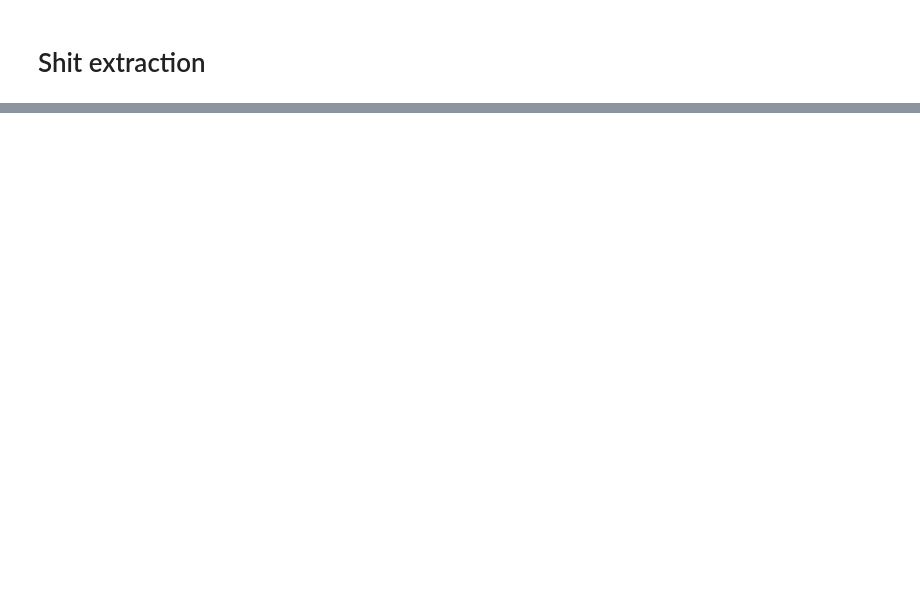
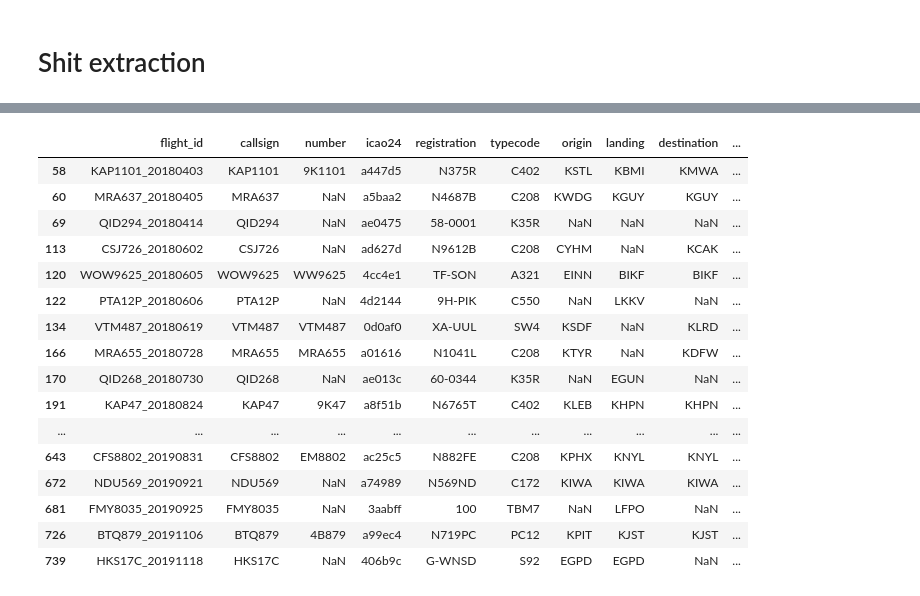
Before and after one commit to ralfreuvers/Constructor-Group-Project-Aviation, a Jupyter notebook: notebooks/API_aircraft_data_extraction_by_registration.ipynb, the cells around one changed output, grey strips where cells are left out. Saved outputs shown, nothing was run; the diff lists cells and outputs as text; code cells hidden in the pictures; blank space fills up the shorter version.

```diff
--- a/notebooks/API_aircraft_data_extraction_by_registration.ipynb
+++ b/notebooks/API_aircraft_data_extraction_by_registration.ipynb
@@ -149,0 +205,20 @@ with open(file_path_failure, "w") as file:
+# %%
+shit_squawks
+# %% [output]
+|  | flight_id | callsign | number | icao24 | registration | typecode | origin | landing | destination | ... |
+| 58 | KAP1101_20180403 | KAP1101 | 9K1101 | a447d5 | N375R | C402 | KSTL | KBMI | KMWA | ... |
+| 60 | MRA637_20180405 | MRA637 | NaN | a5baa2 | N4687B | C208 | KWDG | KGUY | KGUY | ... |
+| 69 | QID294_20180414 | QID294 | NaN | ae0475 | 58-0001 | K35R | NaN | NaN | NaN | ... |
+| 113 | CSJ726_20180602 | CSJ726 | NaN | ad627d | N9612B | C208 | CYHM | NaN | KCAK | ... |
+| 120 | WOW9625_20180605 | WOW9625 | WW9625 | 4cc4e1 | TF-SON | A321 | EINN | BIKF | BIKF | ... |
+| 122 | PTA12P_20180606 | PTA12P | NaN | 4d2144 | 9H-PIK | C550 | NaN | LKKV | NaN | ... |
+| 134 | VTM487_20180619 | VTM487 | VTM487 | 0d0af0 | XA-UUL | SW4 | KSDF | NaN | KLRD | ... |
+| 166 | MRA655_20180728 | MRA655 | MRA655 | a01616 | N1041L | C208 | KTYR | NaN | KDFW | ... |
+| 170 | QID268_20180730 | QID268 | NaN | ae013c | 60-0344 | K35R | NaN | EGUN | NaN | ... |
+| 191 | KAP47_20180824 | KAP47 | 9K47 | a8f51b | N6765T | C402 | KLEB | KHPN | KHPN | ... |
+| ... | ... | ... | ... | ... | ... | ... | ... | ... | ... | ... |
+| 643 | CFS8802_20190831 | CFS8802 | EM8802 | ac25c5 | N882FE | C208 | KPHX | KNYL | KNYL | ... |
+| 672 | NDU569_20190921 | NDU569 | NaN | a74989 | N569ND | C172 | KIWA | KIWA | KIWA | ... |
+| 681 | FMY8035_20190925 | FMY8035 | NaN | 3aabff | 100 | TBM7 | NaN | LFPO | NaN | ... |
+| 726 | BTQ879_20191106 | BTQ879 | 4B879 | a99ec4 | N719PC | PC12 | KPIT | KJST | KJST | ... |
+| 739 | HKS17C_20191118 | HKS17C | NaN | 406b9c | G-WNSD | S92 | EGPD | EGPD | NaN | ... |
```
Also changed, not shown: parts of 5 cells of this notebook, 1 other file.
